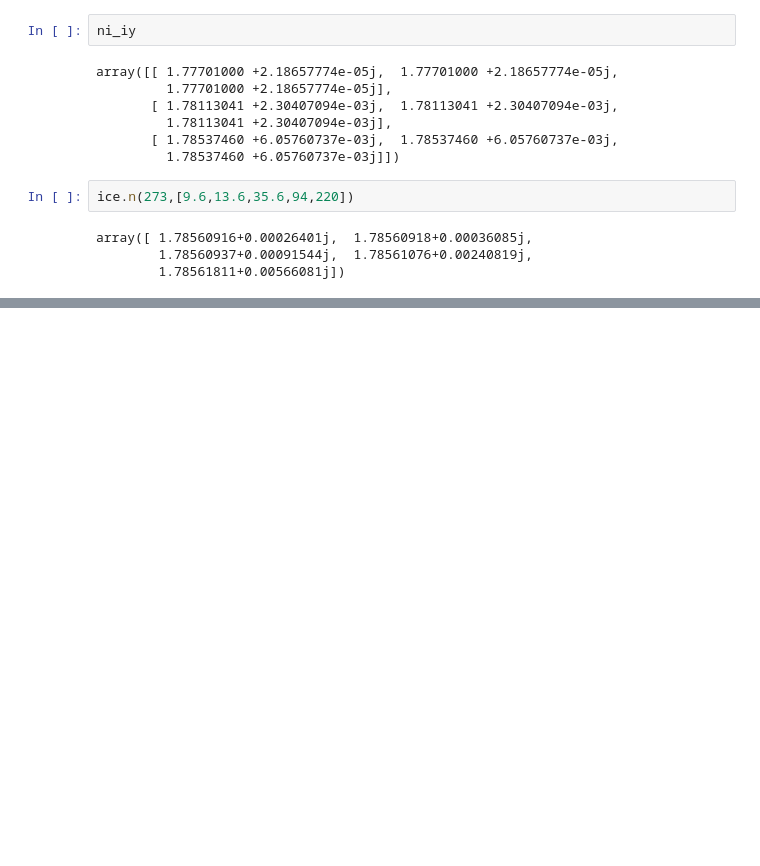
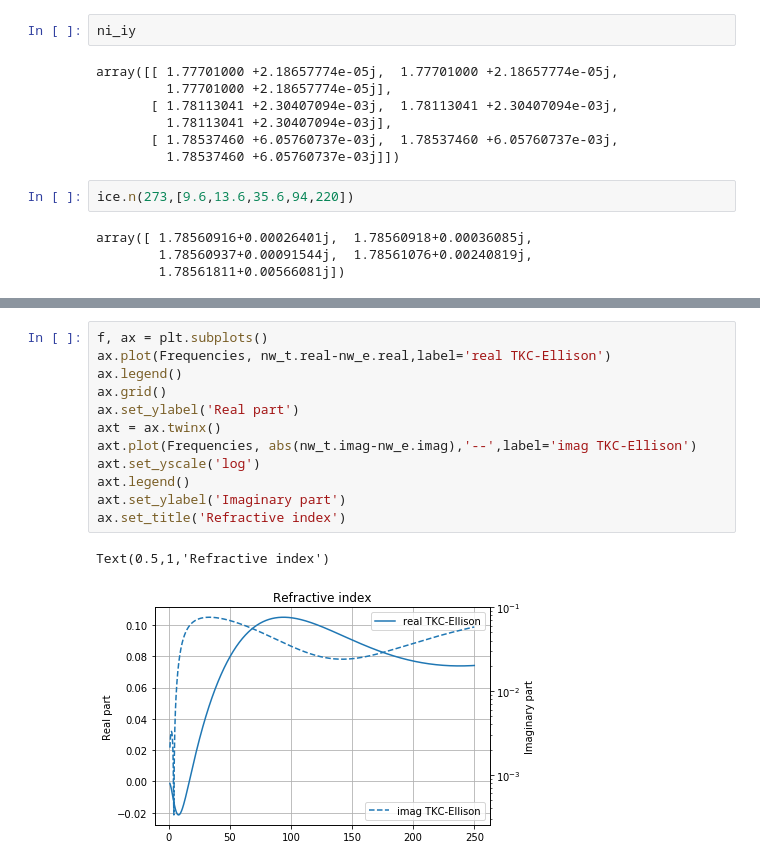
Before and after one commit to maahn/pamtra2, a Jupyter notebook: refractive/examples/plot_refractive_index_water_ice.ipynb, the cells around one changed output, grey strips where cells are left out. Cells and saved outputs as stored; diff of their text form; blank space fills up the shorter version.

```diff
--- a/refractive/examples/plot_refractive_index_water_ice.ipynb
+++ b/refractive/examples/plot_refractive_index_water_ice.ipynb
@@ -145,0 +193,15 @@ array([ 7.19256101+2.85443576j,  6.26909509+3.00842476j,
+# %%
+f, ax = plt.subplots()
+ax.plot(Frequencies, nw_t.real-nw_e.real,label='real TKC-Ellison')
+ax.legend()
+ax.grid()
+ax.set_ylabel('Real part')
+axt = ax.twinx()
+axt.plot(Frequencies, abs(nw_t.imag-nw_e.imag),'--',label='imag TKC-Ellison')
+axt.set_yscale('log')
+axt.legend()
+axt.set_ylabel('Imaginary part')
+ax.set_title('Refractive index')
+# %% [output]
+Text(0.5,1,'Refractive index')
+[figure, added]
```
Also changed, not shown: parts of 14 cells of this notebook, 1 other file.
